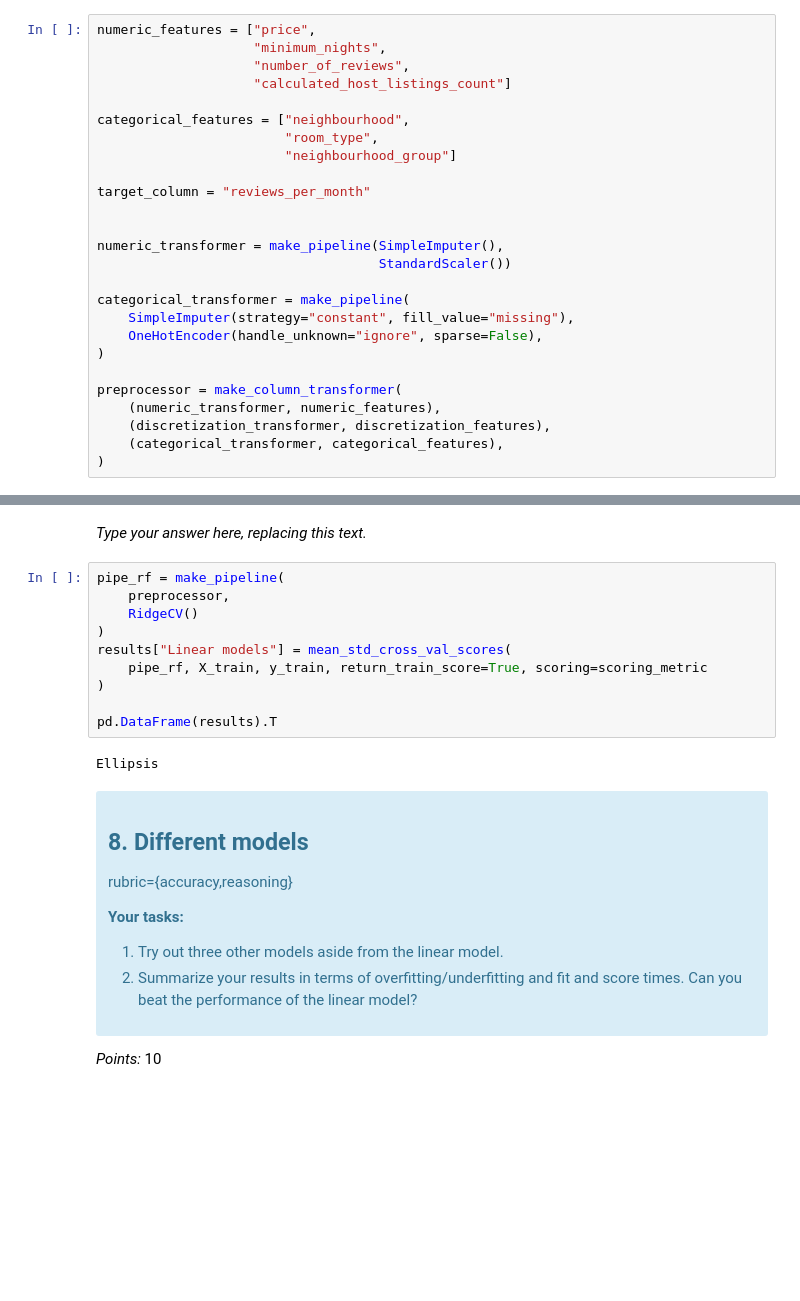
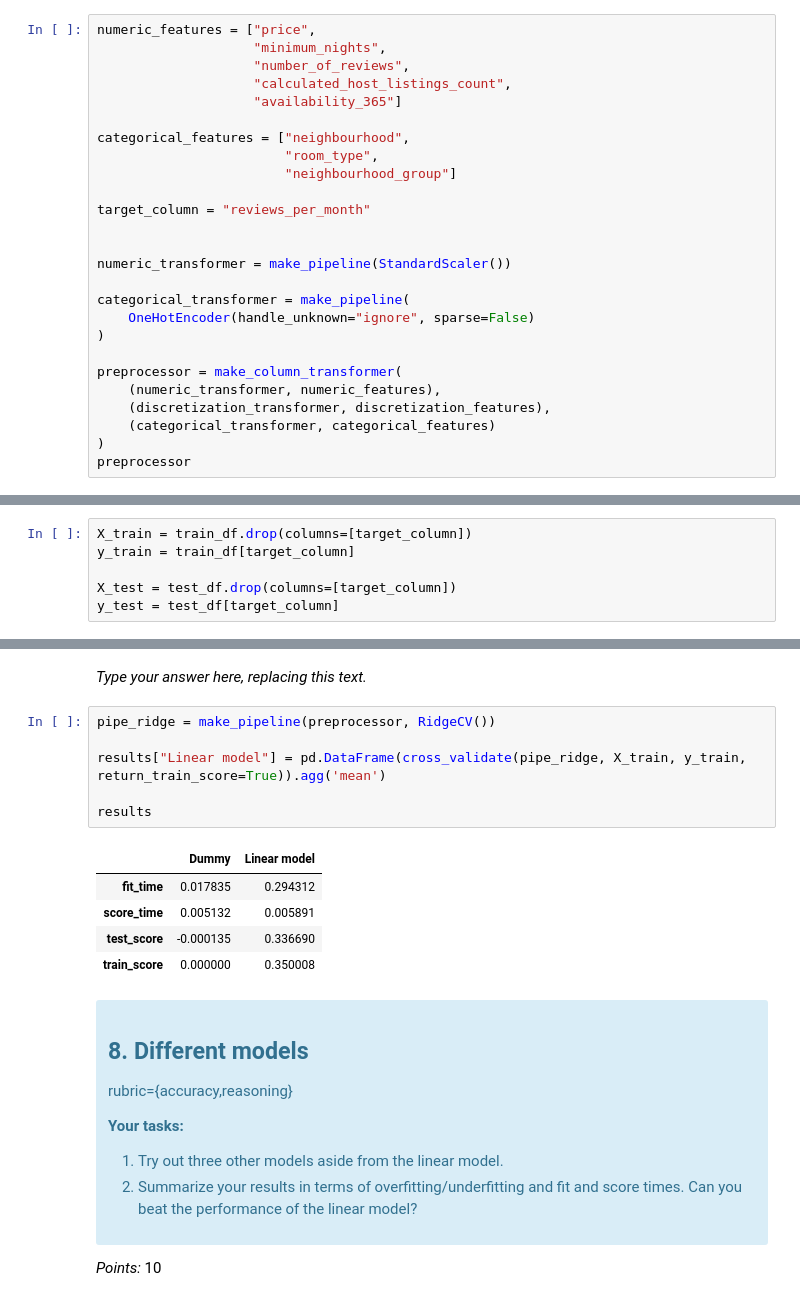
Before and after one commit to UBC-MDS/lab4_bnb_morris_eric, a Jupyter notebook: lab4.ipynb, the cells around one changed output, grey strips where cells are left out. Saved outputs shown, nothing was run; the diff lists cells and outputs as text; blank space fills up the shorter version.

```diff
--- a/lab4.ipynb
+++ b/lab4.ipynb
@@ -322,7 +321,8 @@ _Points:_ 4
 numeric_features = ["price",
                     "minimum_nights",
                     "number_of_reviews",
-                    "calculated_host_listings_count"]
+                    "calculated_host_listings_count",
+                    "availability_365"]
 
 categorical_features = ["neighbourhood",
                         "room_type",
@@ -331,17 +331,16 @@ categorical_features = ["neighbourhood",
 target_column = "reviews_per_month"
 
 
-numeric_transformer = make_pipeline(SimpleImputer(),
-                                    StandardScaler())
+numeric_transformer = make_pipeline(StandardScaler())
 
 categorical_transformer = make_pipeline(
-    SimpleImputer(strategy="constant", fill_value="missing"),
-    OneHotEncoder(handle_unknown="ignore", sparse=False),
+    OneHotEncoder(handle_unknown="ignore", sparse=False)
 )
 
 preprocessor = make_column_transformer(
     (numeric_transformer, numeric_features),
     (discretization_transformer, discretization_features),
-    (categorical_transformer, categorical_features),
+    (categorical_transformer, categorical_features)
 )
+preprocessor
 # %% [output]
@@ -349,3 +364,9 @@ Ellipsis
+# %%
+X_train = train_df.drop(columns=[target_column])
+y_train = train_df[target_column]
+
+X_test = test_df.drop(columns=[target_column])
+y_test = test_df[target_column]
 # %% [markdown]
 <!-- END QUESTION -->
 
@@ -427,17 +420,17 @@ _Points:_ 8
 # %% [markdown]
 _Type your answer here, replacing this text._
 # %%
-pipe_rf = make_pipeline(
-    preprocessor,
-    RidgeCV()
-)
-results["Linear models"] = mean_std_cross_val_scores(
-    pipe_rf, X_train, y_train, return_train_score=True, scoring=scoring_metric
-)
+pipe_ridge = make_pipeline(preprocessor, RidgeCV())
 
-pd.DataFrame(results).T
+results["Linear model"] = pd.DataFrame(cross_validate(pipe_ridge, X_train, y_train, return_train_score=True)).agg('mean')
+
+results
 # %% [output]
-Ellipsis
+|  | Dummy | Linear model |
+| fit_time | 0.017835 | 0.294312 |
+| score_time | 0.005132 | 0.005891 |
+| test_score | -0.000135 | 0.336690 |
+| train_score | 0.000000 | 0.350008 |
 # %% [markdown]
 <!-- END QUESTION -->
 
```
Also changed, not shown: parts of 7 cells of this notebook.
